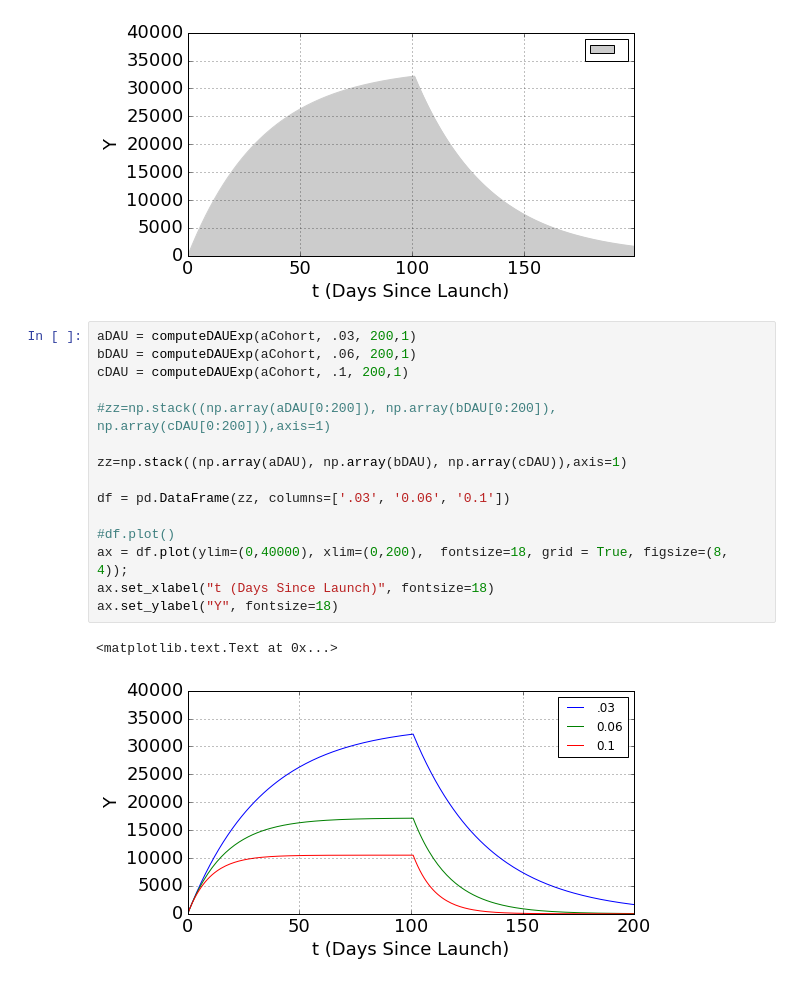
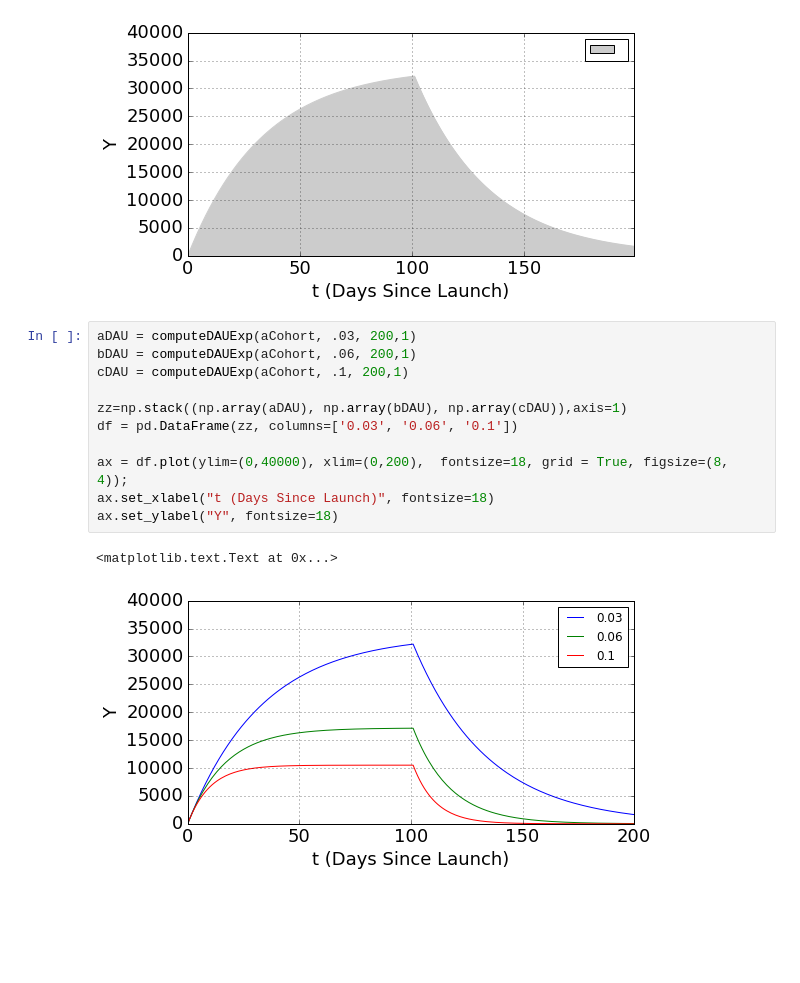
Before and after one commit to thevioletpiece/data_science_tools, a Jupyter notebook: Insight Demo.ipynb, the cells around one changed output. Saved outputs shown, nothing was run; the diff lists cells and outputs as text; blank space fills up the shorter version.

```diff
--- a/Insight Demo.ipynb
+++ b/Insight Demo.ipynb
@@ -102,18 +118,14 @@ ax.set_ylabel("Y", fontsize=18)
 # %%
 aDAU = computeDAUExp(aCohort, .03, 200,1)
 bDAU = computeDAUExp(aCohort, .06, 200,1)
 cDAU = computeDAUExp(aCohort, .1, 200,1)
 
-#zz=np.stack((np.array(aDAU[0:200]), np.array(bDAU[0:200]), np.array(cDAU[0:200])),axis=1)
+zz=np.stack((np.array(aDAU), np.array(bDAU), np.array(cDAU)),axis=1)
+df = pd.DataFrame(zz, columns=['0.03', '0.06', '0.1'])
 
-zz=np.stack((np.array(aDAU), np.array(bDAU), np.array(cDAU)),axis=1)
-
-df = pd.DataFrame(zz, columns=['.03', '0.06', '0.1'])
-
-#df.plot()
 ax = df.plot(ylim=(0,40000), xlim=(0,200),  fontsize=18, grid = True, figsize=(8, 4));
 ax.set_xlabel("t (Days Since Launch)", fontsize=18)
 ax.set_ylabel("Y", fontsize=18)
 # %% [output]
 <matplotlib.text.Text at 0x...>
-[figure, old version]
+[figure, new version]
```
Also changed, not shown: parts of 9 cells of this notebook.
